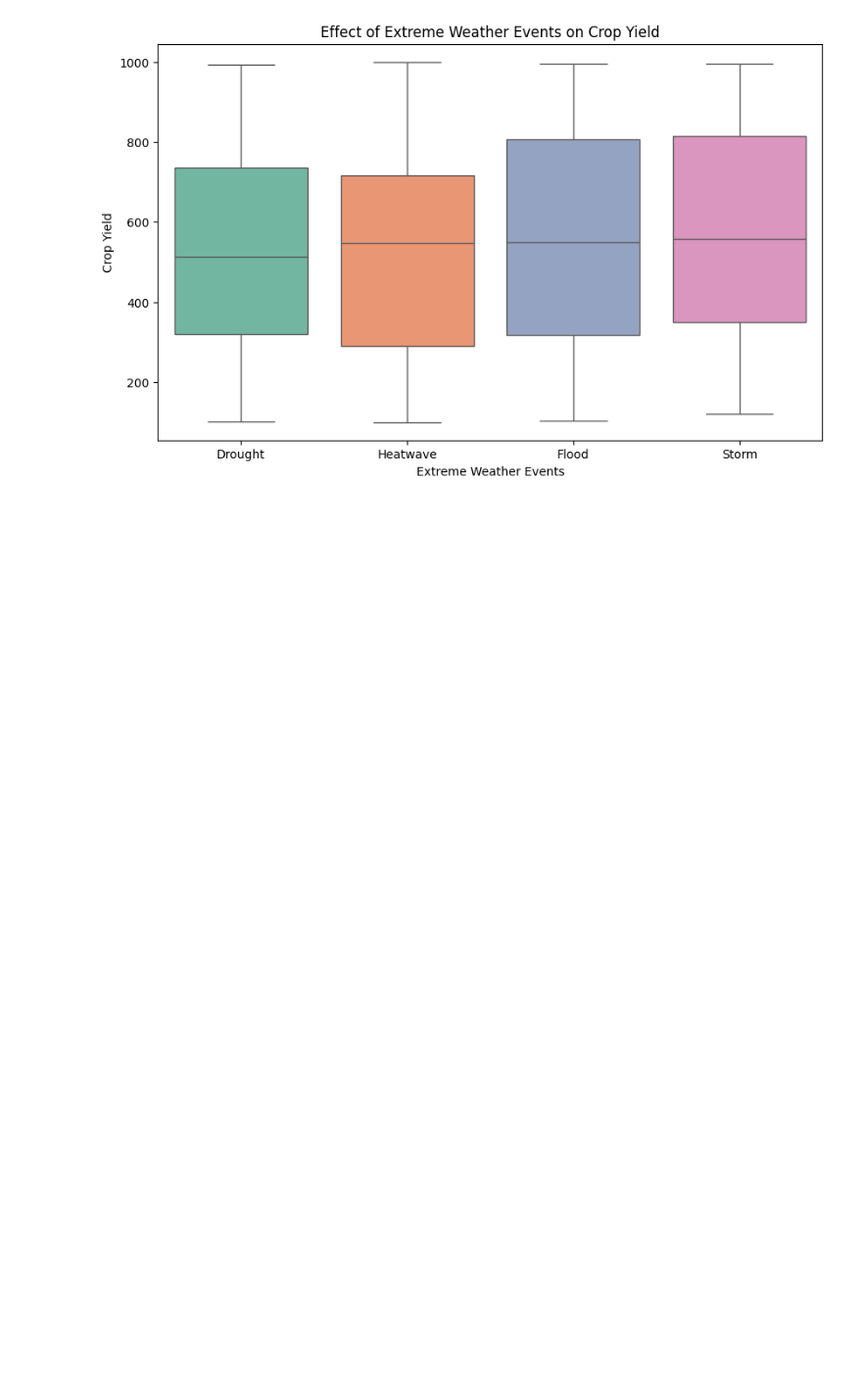
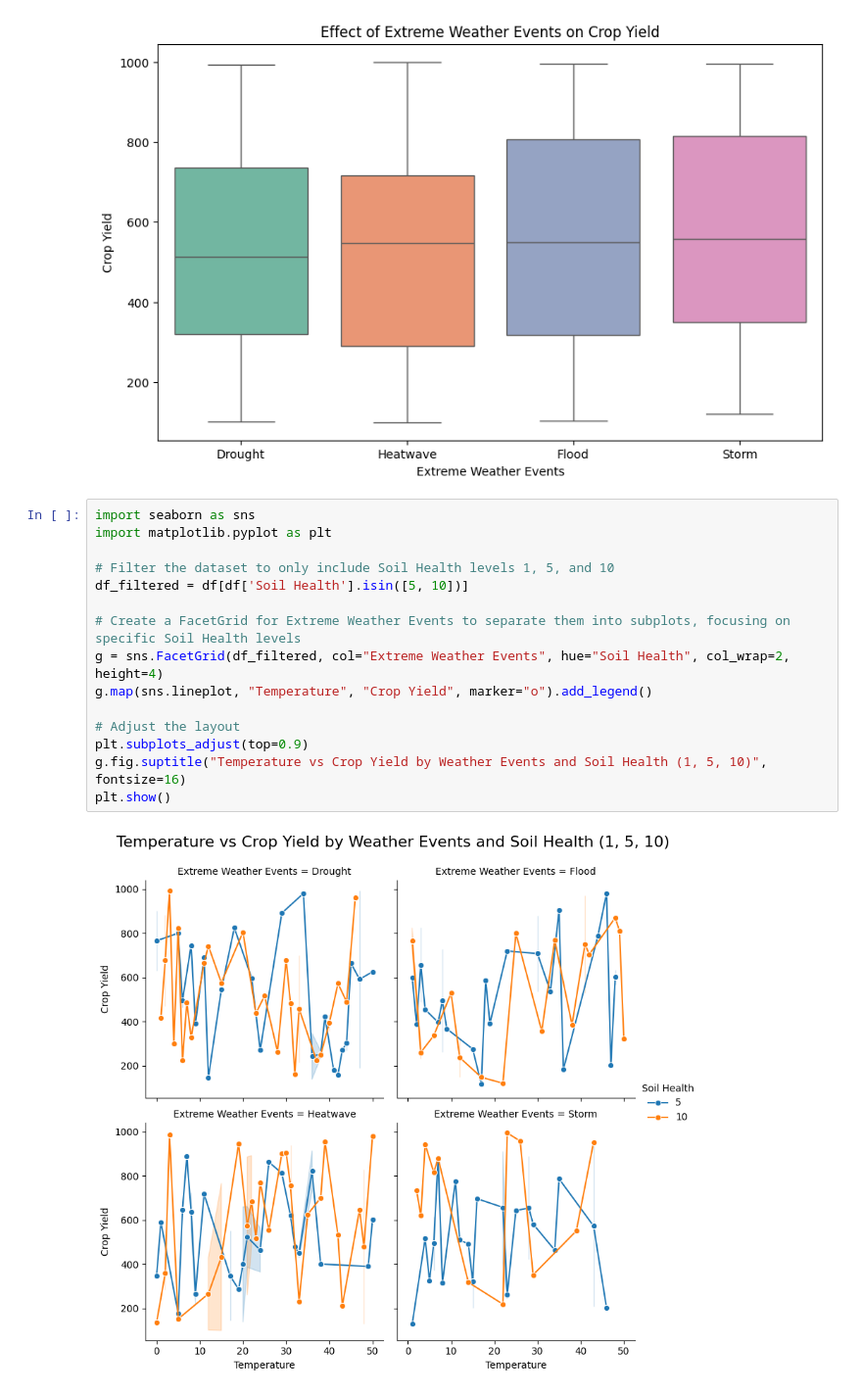
Before and after one commit to Dan9704/COS30049-Computing-Technology-Innovation-Project, a Jupyter notebook: Assignment2/Data_Analysis/data_anaylysis_climate_change_on_crop.ipynb, the cells around one changed output. Shown at 98% size. Saved outputs shown, nothing was run; the diff lists cells and outputs as text; blank space fills up the shorter version.

```diff
--- a/Assignment2/Data_Analysis/data_anaylysis_climate_change_on_crop.ipynb
+++ b/Assignment2/Data_Analysis/data_anaylysis_climate_change_on_crop.ipynb
@@ -122,3 +122,20 @@ Passing `palette` without assigning `hue` is deprecated and will be removed in v
 
   sns.boxplot(x='Extreme Weather Events', y='Crop Yield', data=df, palette='Set2')
 [figure]
+# %%
+import seaborn as sns
+import matplotlib.pyplot as plt
+
+# Filter the dataset to only include Soil Health levels 1, 5, and 10
+df_filtered = df[df['Soil Health'].isin([5, 10])]
+
+# Create a FacetGrid for Extreme Weather Events to separate them into subplots, focusing on specific Soil Health levels
+g = sns.FacetGrid(df_filtered, col="Extreme Weather Events", hue="Soil Health", col_wrap=2, height=4)
+g.map(sns.lineplot, "Temperature", "Crop Yield", marker="o").add_legend()
+
+# Adjust the layout
+plt.subplots_adjust(top=0.9)
+g.fig.suptitle("Temperature vs Crop Yield by Weather Events and Soil Health (1, 5, 10)", fontsize=16)
+plt.show()
+# %% [output]
+[figure, added]
```
Also changed, not shown: parts of 2 cells of this notebook, 3 other files.
